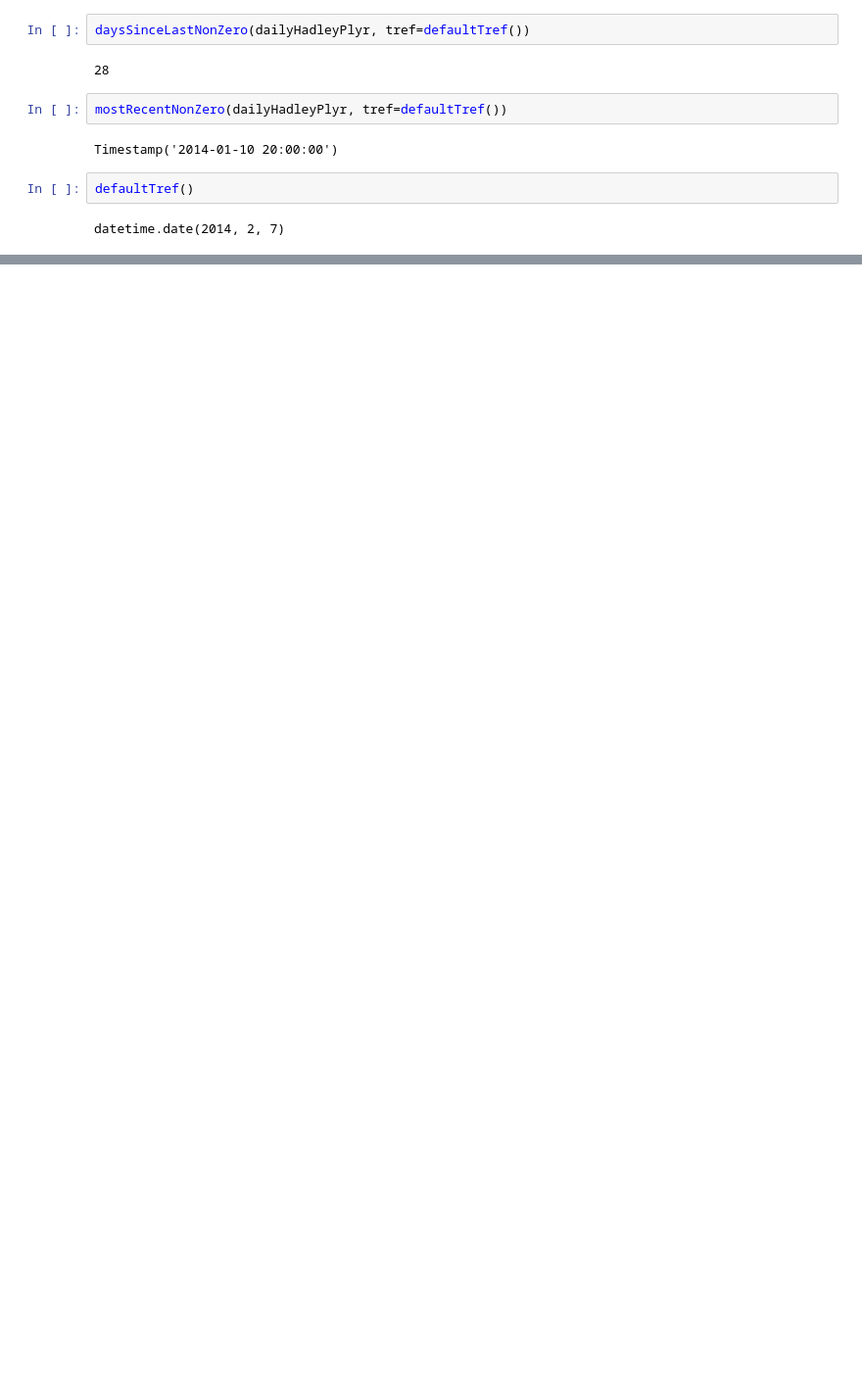
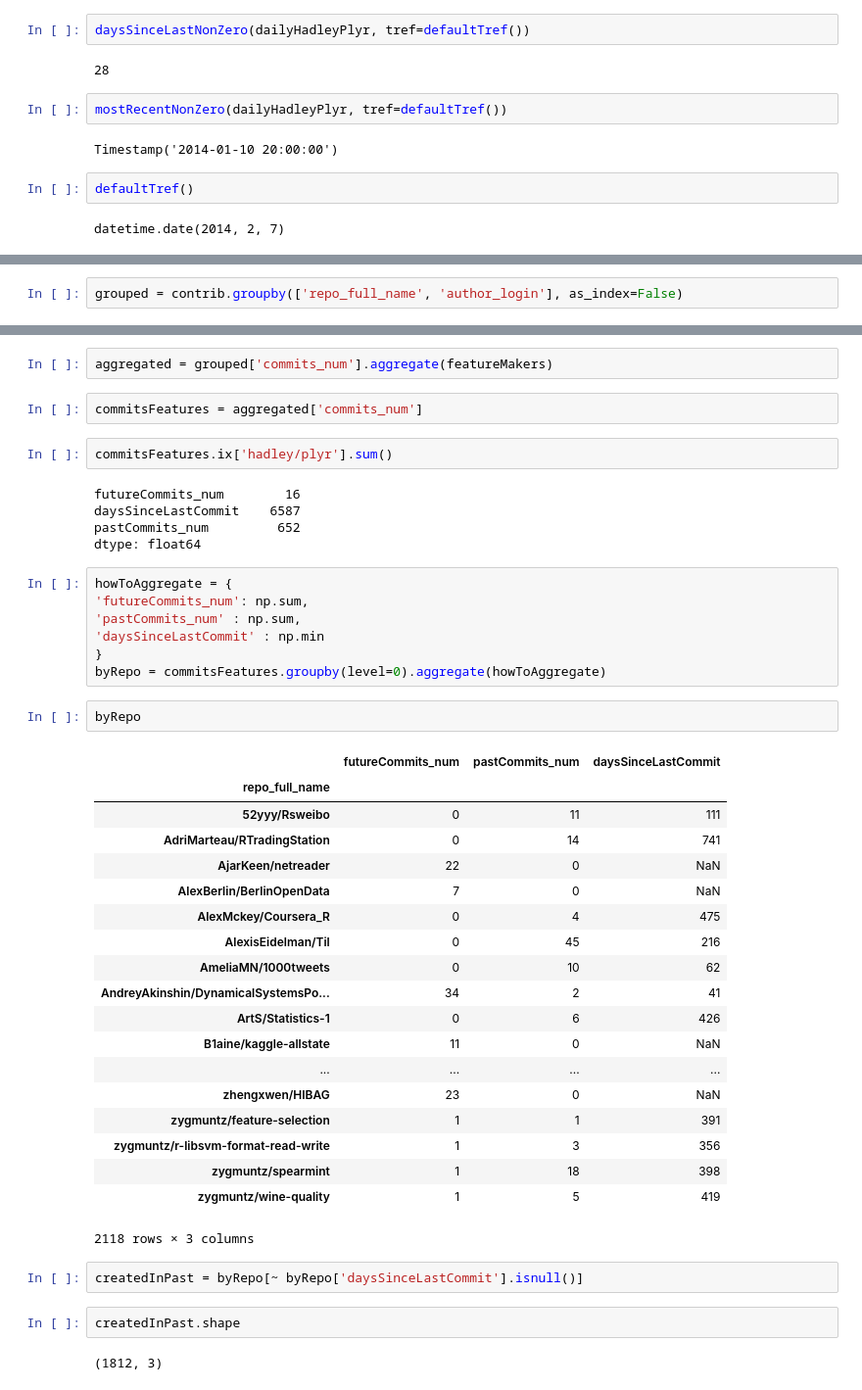
Before and after one commit to gauthamnair/repopulse, a Jupyter notebook: testingFeatureMaker.ipynb, the cells around one changed output, grey strips where cells are left out. Shown: that part at 98% size. Cells and saved outputs as stored; diff of their text form; blank space fills up the shorter version.

```diff
--- a/testingFeatureMaker.ipynb
+++ b/testingFeatureMaker.ipynb
@@ -83,0 +136,2 @@ datetime.date(2014, 2, 7)
+# %%
+grouped = contrib.groupby(['repo_full_name', 'author_login'], as_index=False)
@@ -83,0 +147,46 @@ datetime.date(2014, 2, 7)
+# %%
+aggregated = grouped['commits_num'].aggregate(featureMakers)
+# %%
+commitsFeatures = aggregated['commits_num']
+# %%
+commitsFeatures.ix['hadley/plyr'].sum()
+# %% [output]
+futureCommits_num        16
+daysSinceLastCommit    6587
+pastCommits_num         652
+dtype: float64
+# %%
+howToAggregate = {
+'futureCommits_num': np.sum,
+'pastCommits_num' : np.sum,
+'daysSinceLastCommit' : np.min
+}
+byRepo = commitsFeatures.groupby(level=0).aggregate(howToAggregate)
+# %%
+byRepo
+# %% [output]
+|  | futureCommits_num | pastCommits_num | daysSinceLastCommit |
+| repo_full_name |  |  |  |
+| 52yyy/Rsweibo | 0 | 11 | 111 |
+| AdriMarteau/RTradingStation | 0 | 14 | 741 |
+| AjarKeen/netreader | 22 | 0 | NaN |
+| AlexBerlin/BerlinOpenData | 7 | 0 | NaN |
+| AlexMckey/Coursera_R | 0 | 4 | 475 |
+| AlexisEidelman/Til | 0 | 45 | 216 |
+| AmeliaMN/1000tweets | 0 | 10 | 62 |
+| AndreyAkinshin/DynamicalSystemsPo... | 34 | 2 | 41 |
+| ArtS/Statistics-1 | 0 | 6 | 426 |
+| B1aine/kaggle-allstate | 11 | 0 | NaN |
+| ... | ... | ... | ... |
+| zhengxwen/HIBAG | 23 | 0 | NaN |
+| zygmuntz/feature-selection | 1 | 1 | 391 |
+| zygmuntz/r-libsvm-format-read-write | 1 | 3 | 356 |
+| zygmuntz/spearmint | 1 | 18 | 398 |
+| zygmuntz/wine-quality | 1 | 5 | 419 |
+2118 rows × 3 columns
+# %%
+createdInPast = byRepo[~ byRepo['daysSinceLastCommit'].isnull()]
+# %%
+createdInPast.shape
+# %% [output]
+(1812, 3)
```
Also changed, not shown: parts of 18 cells of this notebook, 2 other files.
